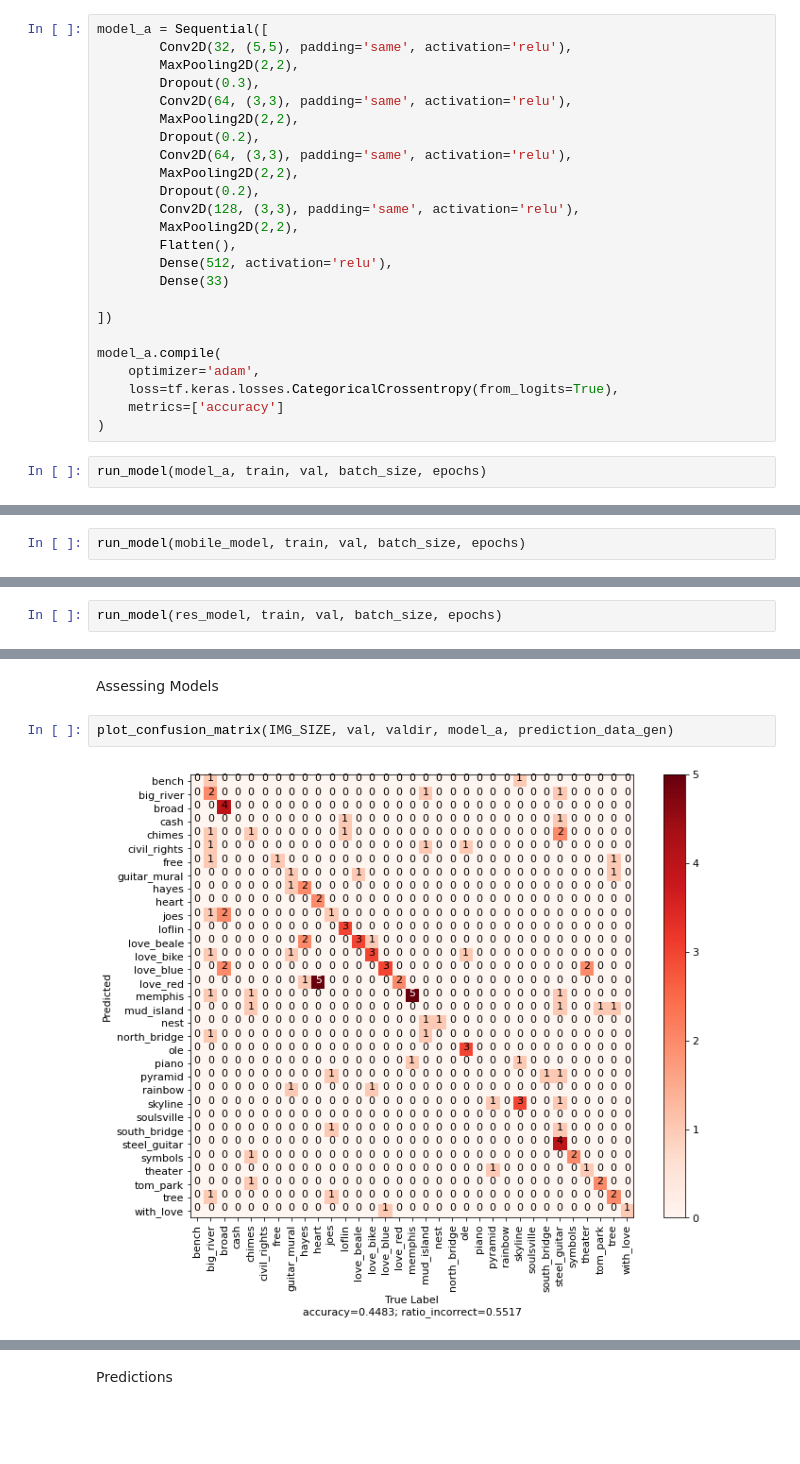
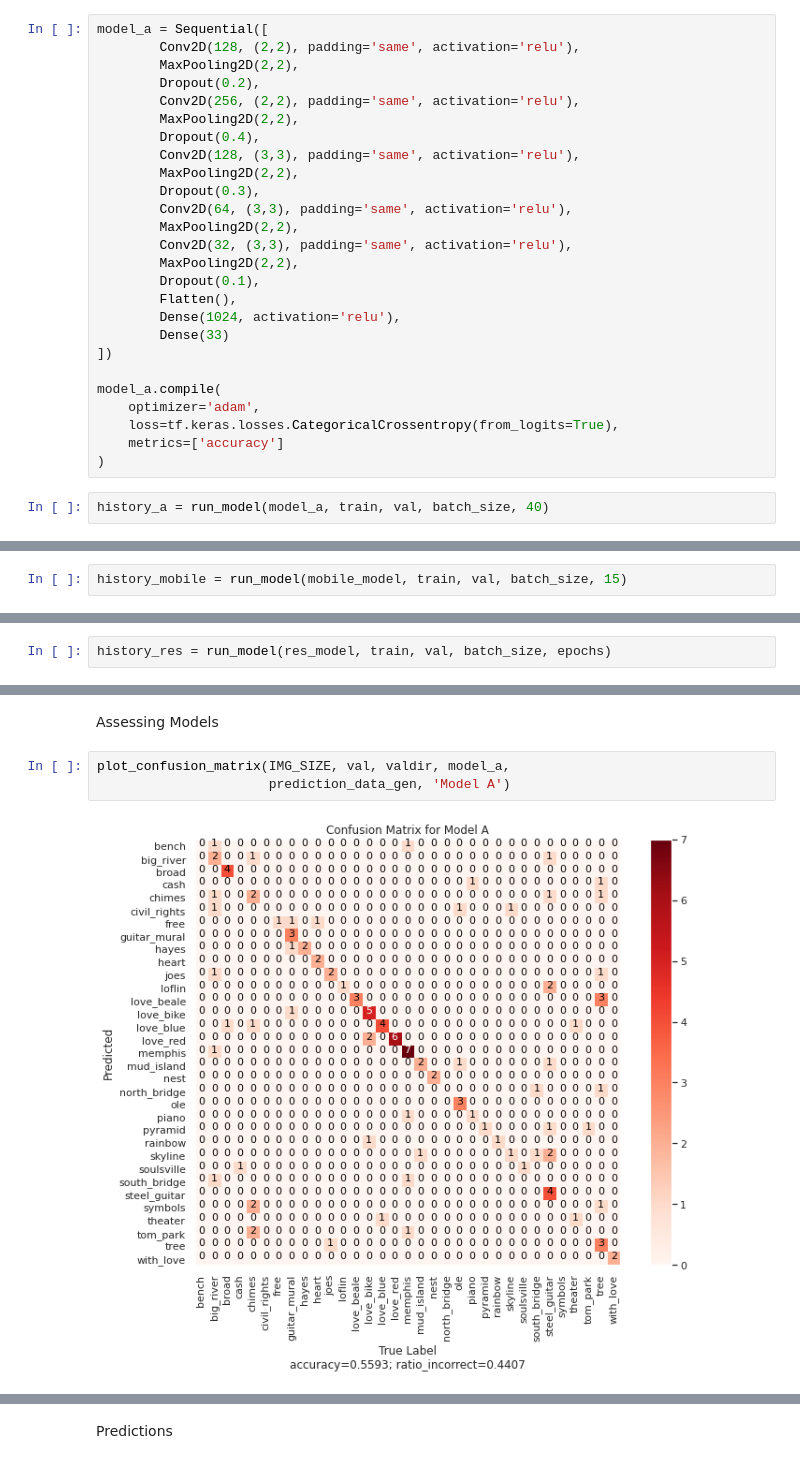
Before and after one commit to gndumbri/Thinkful-Final-Capstone---FindMyPhoto, a Jupyter notebook: Final_Capstone.ipynb, the cells around one changed output, grey strips where cells are left out. Drawn from its saved outputs; the diff is of its cells as text; blank space fills up the shorter version.

```diff
--- a/Final_Capstone.ipynb
+++ b/Final_Capstone.ipynb
@@ -174,20 +277,22 @@ Building my own model
 # %%
 model_a = Sequential([
-        Conv2D(32, (5,5), padding='same', activation='relu'),
+        Conv2D(128, (2,2), padding='same', activation='relu'),
+        MaxPooling2D(2,2),
+        Dropout(0.2),
+        Conv2D(256, (2,2), padding='same', activation='relu'),
+        MaxPooling2D(2,2),
+        Dropout(0.4),
+        Conv2D(128, (3,3), padding='same', activation='relu'),
         MaxPooling2D(2,2),
         Dropout(0.3),
         Conv2D(64, (3,3), padding='same', activation='relu'),
         MaxPooling2D(2,2),
-        Dropout(0.2),
-        Conv2D(64, (3,3), padding='same', activation='relu'),
+        Conv2D(32, (3,3), padding='same', activation='relu'),
         MaxPooling2D(2,2),
-        Dropout(0.2),
-        Conv2D(128, (3,3), padding='same', activation='relu'),
-        MaxPooling2D(2,2),
+        Dropout(0.1),
         Flatten(),
-        Dense(512, activation='relu'),
+        Dense(1024, activation='relu'),
         Dense(33)
-
 ])
 
 model_a.compile(
@@ -196,5 +301,5 @@ model_a.compile(
     metrics=['accuracy']
 )
 # %%
-run_model(model_a, train, val, batch_size, epochs)
+history_a = run_model(model_a, train, val, batch_size, 40)
 # %% [output]
@@ -244,5 +353,5 @@ mobile_model.compile(
     metrics=['accuracy']
 )
 # %%
-run_model(mobile_model, train, val, batch_size, epochs)
+history_mobile = run_model(mobile_model, train, val, batch_size, 15)
 # %% [output]
@@ -288,6 +401,6 @@ res_model.compile(optimizer='adam',
               metrics=['accuracy']
               )
 # %%
-run_model(res_model, train, val, batch_size, epochs)
+history_res = run_model(res_model, train, val, batch_size, epochs)
 # %% [output]
 Epoch 1/30
@@ -311,7 +427,8 @@ Epoch 30/30
 # %% [markdown]
 Assessing Models
 # %%
-plot_confusion_matrix(IMG_SIZE, val, valdir, model_a, prediction_data_gen)
+plot_confusion_matrix(IMG_SIZE, val, valdir, model_a,
+                      prediction_data_gen, 'Model A')
 # %% [output]
-[figure, old version]
+[figure, new version]
 # %%
```
Also changed, not shown: parts of 32 cells of this notebook.
